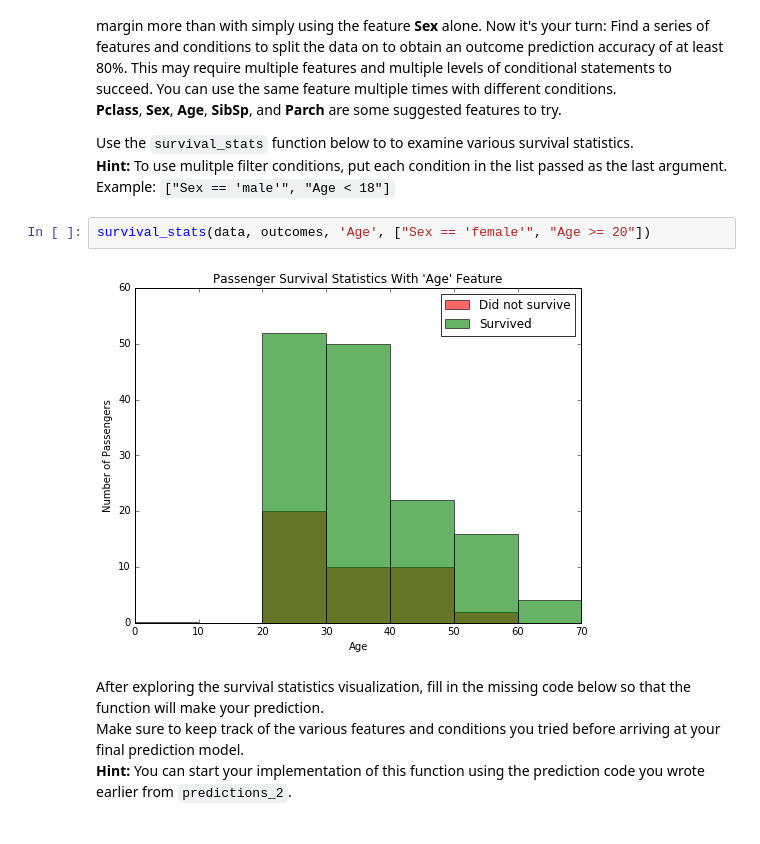
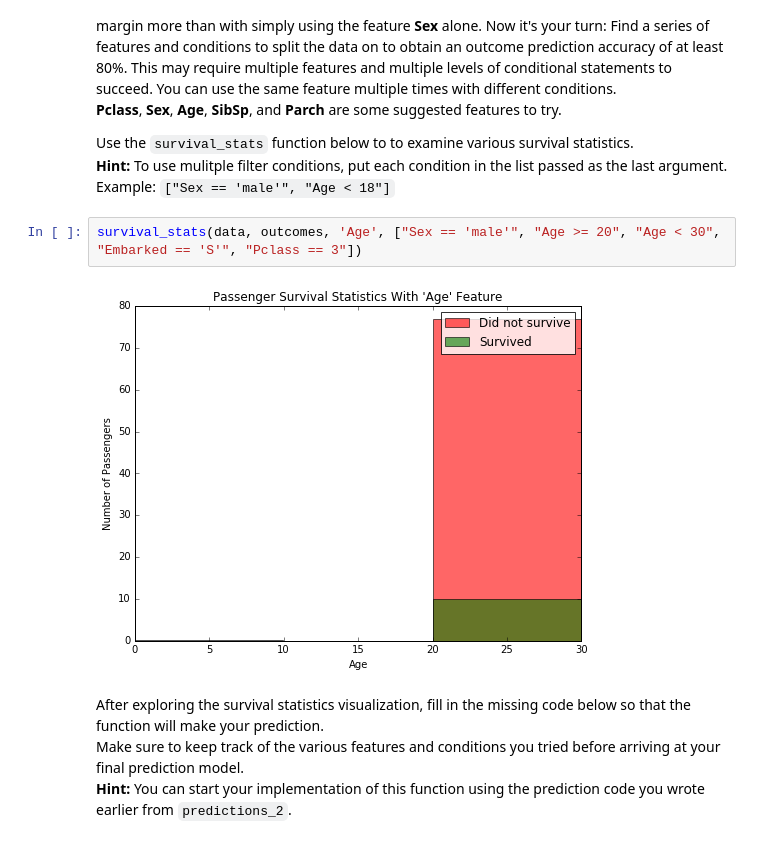
Before and after one commit to bwheel/machine-learning, a Jupyter notebook: projects/titanic_survival_exploration/Titanic_Survival_Exploration.ipynb, the cells around one changed output. Saved outputs shown, nothing was run; the diff lists cells and outputs as text.

```diff
--- a/projects/titanic_survival_exploration/Titanic_Survival_Exploration.ipynb
+++ b/projects/titanic_survival_exploration/Titanic_Survival_Exploration.ipynb
@@ -210,9 +210,9 @@ Adding the feature **Age** as a condition in conjunction with **Sex** improves t
 Use the `survival_stats` function below to to examine various survival statistics.
 **Hint:** To use mulitple filter conditions, put each condition in the list passed as the last argument. Example: `["Sex == 'male'", "Age < 18"]`
 # %%
-survival_stats(data, outcomes, 'Age', ["Sex == 'female'", "Age >= 20"])
+survival_stats(data, outcomes, 'Age', ["Sex == 'male'", "Age >= 20", "Age < 30",   "Embarked == 'S'", "Pclass == 3"])
 # %% [output]
-[figure, old version]
+[figure, new version]
 # %% [markdown]
 After exploring the survival statistics visualization, fill in the missing code below so that the function will make your prediction.
 Make sure to keep track of the various features and conditions you tried before arriving at your final prediction model.
```
Also changed, not shown: parts of 6 cells of this notebook, 1 other file.
